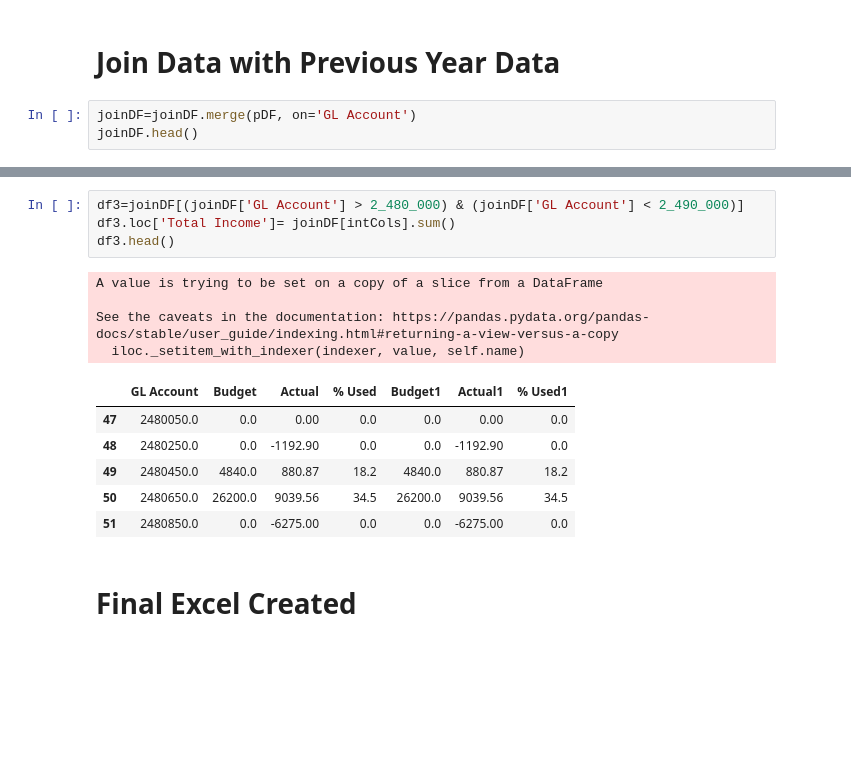
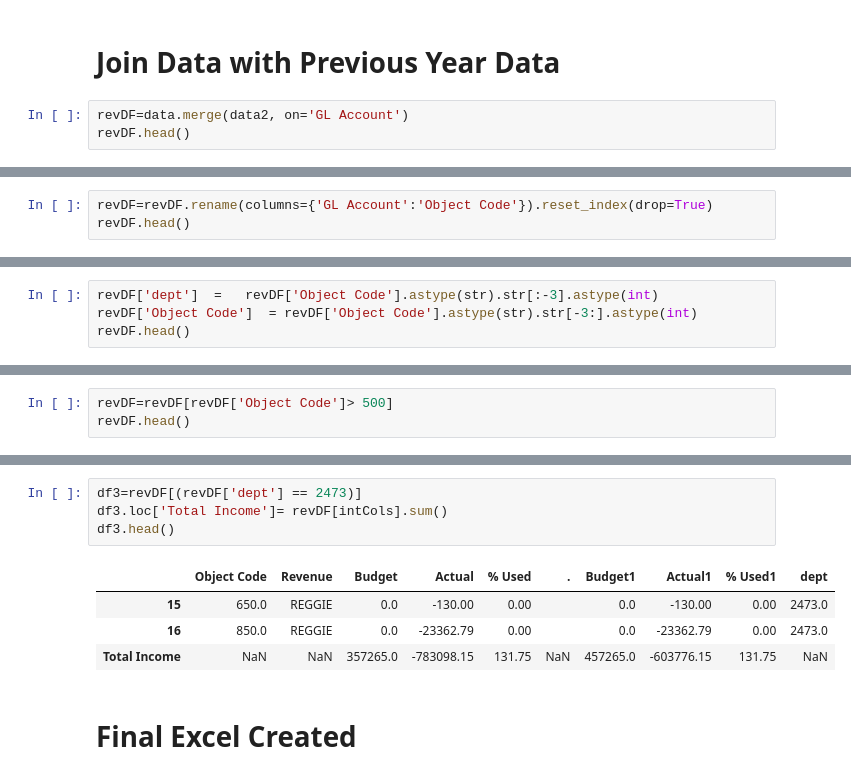
Before and after one commit to ScottySchmidt/accounting-finance-analyst, a Jupyter notebook: QrtRports.ipynb, the cells around one changed output, grey strips where cells are left out. Drawn from its saved outputs; the diff is of its cells as text; blank space fills up the shorter version.

```diff
--- a/QrtRports.ipynb
+++ b/QrtRports.ipynb
@@ -44,6 +68,6 @@ pDF.head()
 # %% [markdown]
 # Join Data with Previous Year Data
 # %%
-joinDF=joinDF.merge(pDF, on='GL Account')
-joinDF.head()
+revDF=data.merge(data2, on='GL Account')
+revDF.head()
 # %% [output]
@@ -55,0 +80,3 @@ joinDF.head()
+# %%
+revDF=revDF.rename(columns={'GL Account':'Object Code'}).reset_index(drop=True)
+revDF.head()
@@ -55,0 +92,4 @@ joinDF.head()
+# %%
+revDF['dept']  =   revDF['Object Code'].astype(str).str[:-3].astype(int)
+revDF['Object Code']  = revDF['Object Code'].astype(str).str[-3:].astype(int)
+revDF.head()
@@ -55,0 +103,3 @@ joinDF.head()
+# %%
+revDF=revDF[revDF['Object Code']> 500]
+revDF.head()
@@ -84,18 +142,12 @@ df2.head()
 # %%
-df3=joinDF[(joinDF['GL Account'] > 2_480_000) & (joinDF['GL Account'] < 2_490_000)]
-df3.loc['Total Income']= joinDF[intCols].sum()
+df3=revDF[(revDF['dept'] == 2473)]
+df3.loc['Total Income']= revDF[intCols].sum()
 df3.head()
 # %% [output]
-A value is trying to be set on a copy of a slice from a DataFrame
-
-See the caveats in the documentation: https://pandas.pydata.org/pandas-docs/stable/user_guide/indexing.html#returning-a-view-versus-a-copy
-  iloc._setitem_with_indexer(indexer, value, self.name)
-|  | GL Account | Budget | Actual | % Used | Budget1 | Actual1 | % Used1 |
-| 47 | 2480050.0 | 0.0 | 0.00 | 0.0 | 0.0 | 0.00 | 0.0 |
-| 48 | 2480250.0 | 0.0 | -1192.90 | 0.0 | 0.0 | -1192.90 | 0.0 |
-| 49 | 2480450.0 | 4840.0 | 880.87 | 18.2 | 4840.0 | 880.87 | 18.2 |
-| 50 | 2480650.0 | 26200.0 | 9039.56 | 34.5 | 26200.0 | 9039.56 | 34.5 |
-| 51 | 2480850.0 | 0.0 | -6275.00 | 0.0 | 0.0 | -6275.00 | 0.0 |
+|  | Object Code | Revenue | Budget | Actual | % Used | . | Budget1 | Actual1 | % Used1 | dept |
+| 15 | 650.0 | REGGIE | 0.0 | -130.00 | 0.00 |  | 0.0 | -130.00 | 0.00 | 2473.0 |
+| 16 | 850.0 | REGGIE | 0.0 | -23362.79 | 0.00 |  | 0.0 | -23362.79 | 0.00 | 2473.0 |
+| Total Income | NaN | NaN | 357265.0 | -783098.15 | 131.75 | NaN | 457265.0 | -603776.15 | 131.75 | NaN |
 # %% [markdown]
 # Final Excel Created
 # %%
```
Also changed, not shown: parts of 17 cells of this notebook.
